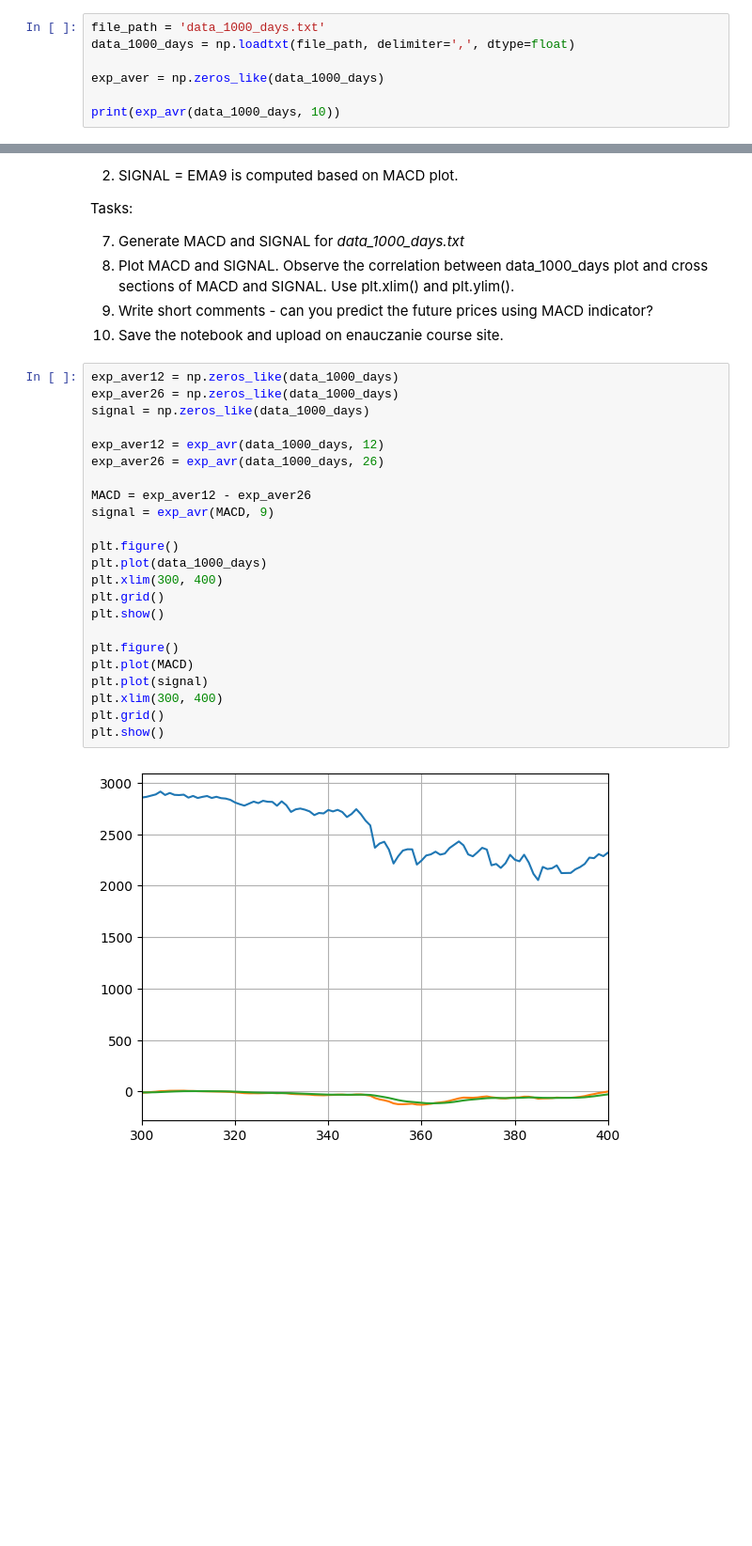
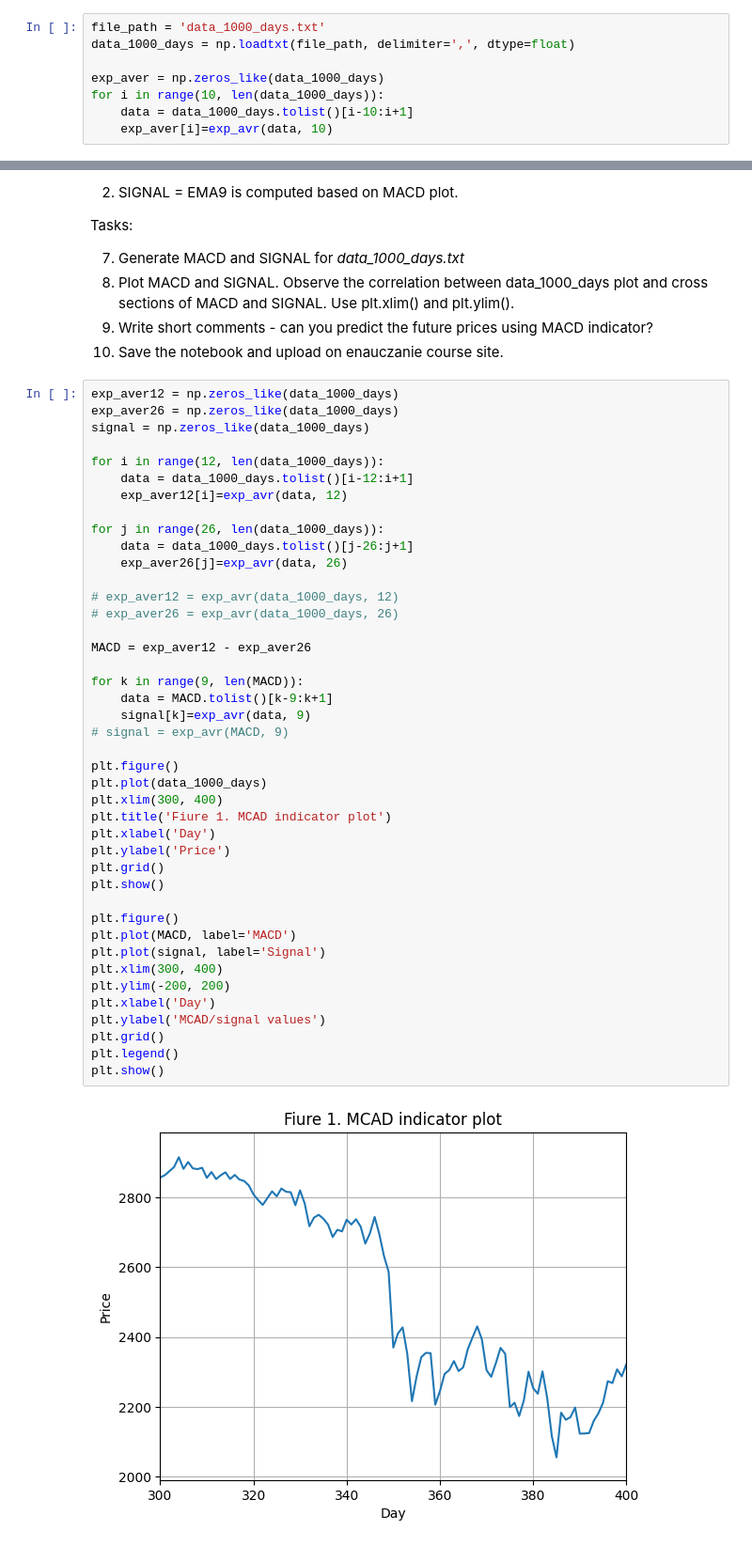
Before and after one commit to MartynaLatka/NumericalMethods, a Jupyter notebook: lab3/lab_NM_3.ipynb, the cells around one changed output, grey strips where cells are left out. Shown: that part at 94% size. Drawn from its saved outputs; the diff is of its cells as text; blank space fills up the shorter version.

```diff
--- a/lab3/lab_NM_3.ipynb
+++ b/lab3/lab_NM_3.ipynb
@@ -86,5 +104,6 @@ file_path = 'data_1000_days.txt'
 data_1000_days = np.loadtxt(file_path, delimiter=',', dtype=float)
 
 exp_aver = np.zeros_like(data_1000_days)
-
-print(exp_avr(data_1000_days, 10))
+for i in range(10, len(data_1000_days)):
+    data = data_1000_days.tolist()[i-10:i+1]
+    exp_aver[i]=exp_avr(data, 10)
@@ -122,25 +123,44 @@ Tasks:
 # %%
 exp_aver12 = np.zeros_like(data_1000_days)
 exp_aver26 = np.zeros_like(data_1000_days)
 signal = np.zeros_like(data_1000_days)
 
-exp_aver12 = exp_avr(data_1000_days, 12)
-exp_aver26 = exp_avr(data_1000_days, 26)
+for i in range(12, len(data_1000_days)):
+    data = data_1000_days.tolist()[i-12:i+1]
+    exp_aver12[i]=exp_avr(data, 12)
+
+for j in range(26, len(data_1000_days)):
+    data = data_1000_days.tolist()[j-26:j+1]
+    exp_aver26[j]=exp_avr(data, 26)
+
+# exp_aver12 = exp_avr(data_1000_days, 12)
+# exp_aver26 = exp_avr(data_1000_days, 26)
 
 MACD = exp_aver12 - exp_aver26
-signal = exp_avr(MACD, 9)
+
+for k in range(9, len(MACD)):
+    data = MACD.tolist()[k-9:k+1]
+    signal[k]=exp_avr(data, 9)
+# signal = exp_avr(MACD, 9)
 
 plt.figure()
 plt.plot(data_1000_days)
 plt.xlim(300, 400)
+plt.title('Fiure 1. MCAD indicator plot')
+plt.xlabel('Day')
+plt.ylabel('Price')
 plt.grid()
 plt.show()
 
 plt.figure()
-plt.plot(MACD)
-plt.plot(signal)
+plt.plot(MACD, label='MACD')
+plt.plot(signal, label='Signal')
 plt.xlim(300, 400)
+plt.ylim(-200, 200)
+plt.xlabel('Day')
+plt.ylabel('MCAD/signal values')
 plt.grid()
+plt.legend()
 plt.show()
 # %% [output]
-[figure, old version]
+[figure, new version]
```
Also changed, not shown: parts of 4 cells of this notebook.
